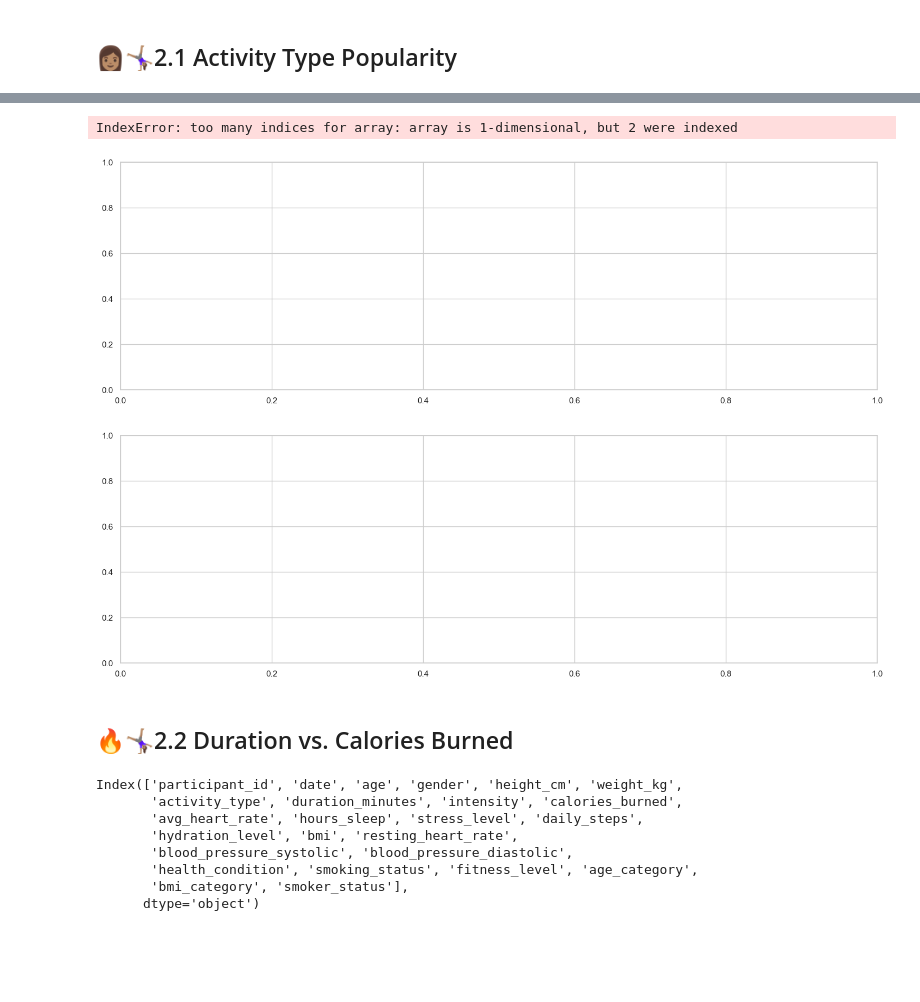
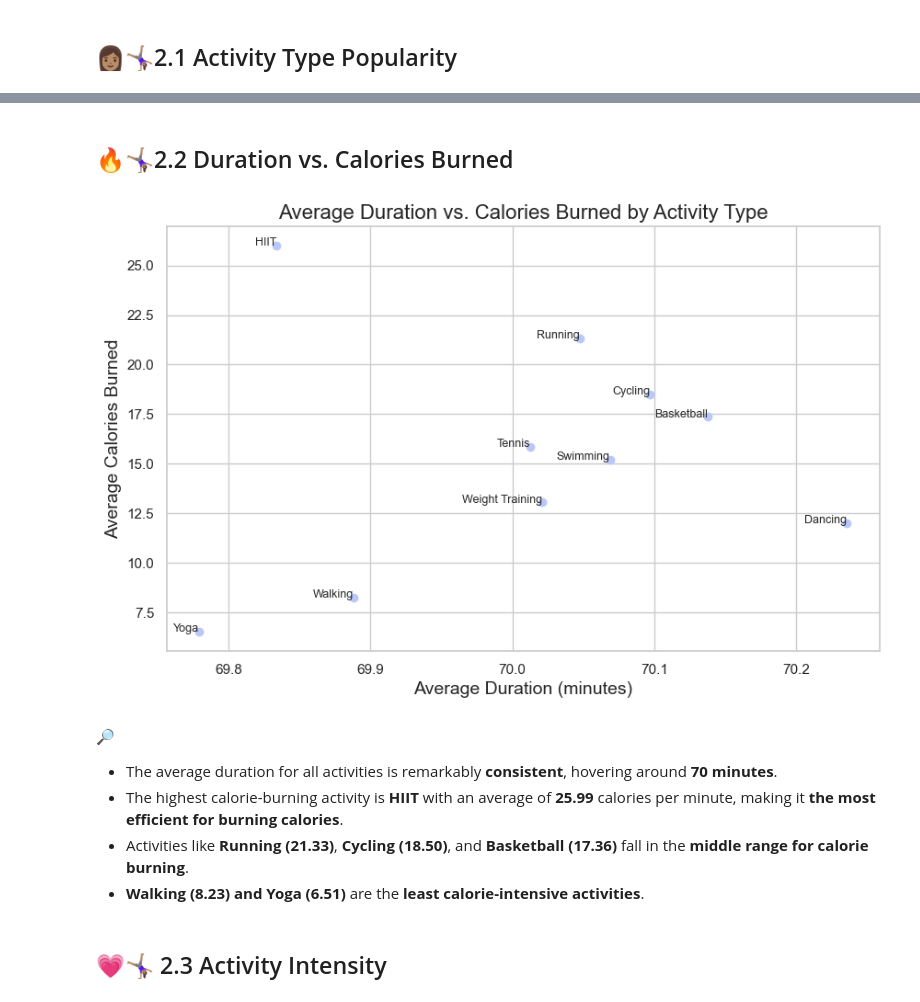
Before and after one commit to irisdev06/FitFlow, a Jupyter notebook: fitflow.ipynb, the cells around one changed output, grey strips where cells are left out. Cells and saved outputs as stored; diff of their text form; code cells hidden in the pictures; blank space fills up the shorter version.

Commit message:
Calories Burned

```diff
--- a/fitflow.ipynb
+++ b/fitflow.ipynb
@@ -449,45 +370,27 @@ plt.show()
-# %%
-# Create a figure with subplots
-fig, axes = plt.subplots(2, 1, figsize=(18, 12))
-
-# Plot the distribution of activity types
-axes[0, 0].bar(activity_counts.index, activity_counts.values, color=colormap2)
-axes[0, 0].set_title('Distribution of Activity Types')
-axes[0, 0].set_xlabel('Activity Type')
-axes[0, 0].set_ylabel('Count')
-axes[0, 0].tick_params(axis='x', rotation=45)
-
-# Plot the activity types by gender
-activity_type_bygender.plot(kind='bar', width=0.8, color=colormap1, ax=axes[0, 1])
-axes[0, 1].set_title('Activity Types Distribution by Gender')
-axes[0, 1].set_xlabel('Activity Type')
-axes[0, 1].set_ylabel('Count')
-axes[0, 1].legend(title='Gender')
-axes[0, 1].tick_params(axis='x', rotation=45)
-
-# Plot the distribution of activity types across different age categories
-activity_type_byage.plot(kind='bar', color=colormap2, ax=axes[1, 0])
-axes[1, 0].set_title('Distribution of Activity Types Across Age Categories')
-axes[1, 0].set_xlabel('Activity Type')
-axes[1, 0].set_ylabel('Count')
-axes[1, 0].tick_params(axis='x', rotation=45)
-axes[1, 0].legend(title='Age Category')
-
-plt.tight_layout()
-plt.show()
-# %% [output]
-IndexError: too many indices for array: array is 1-dimensional, but 2 were indexed
-[figure, removed]
 # %% [markdown]
 ## 🔥🤸🏽‍♀️2.2 Duration vs. Calories Burned
-# %%
-df.columns
-# %% [output]
-Index(['participant_id', 'date', 'age', 'gender', 'height_cm', 'weight_kg',
-       'activity_type', 'duration_minutes', 'intensity', 'calories_burned',
-       'avg_heart_rate', 'hours_sleep', 'stress_level', 'daily_steps',
-       'hydration_level', 'bmi', 'resting_heart_rate',
-       'blood_pressure_systolic', 'blood_pressure_diastolic',
-       'health_condition', 'smoking_status', 'fitness_level', 'age_category',
-       'bmi_category', 'smoker_status'],
-      dtype='object')
+# %%
+calories_duration = df.groupby('activity_type')[['duration_minutes', 'calories_burned']].mean()
+# Ploting the data
+plt.figure(figsize=(10, 6))
+plt.scatter(calories_duration['duration_minutes'], calories_duration['calories_burned'], color=colormap2[2])
+
+# Adding labels and title
+for i, txt in enumerate(calories_duration.index):
+    plt.annotate(txt, (calories_duration['duration_minutes'][i], calories_duration['calories_burned'][i]), fontsize=9, ha='right')
+
+plt.title('Average Duration vs. Calories Burned by Activity Type', fontsize=16)
+plt.xlabel('Average Duration (minutes)', fontsize=14)
+plt.ylabel('Average Calories Burned', fontsize=14)
+plt.grid(True)
+plt.show()
+# %% [output]
+[figure, added]
+# %% [markdown]
+🔎
+- The average duration for all activities is remarkably **consistent**, hovering around **70 minutes**.
+- The highest calorie-burning activity is **HIIT** with an average of **25.99** calories per minute, making it **the most efficient for burning calories**.
+- Activities like **Running (21.33)**, **Cycling (18.50)**, and **Basketball (17.36)** fall in the **middle range for calorie burning**.
+- **Walking (8.23) and Yoga (6.51)** are the **least calorie-intensive activities**.
+# %% [markdown]
+## 💗🤸🏽‍♀️ 2.3 Activity Intensity
```
Also changed, not shown: parts of 10 cells of this notebook.
